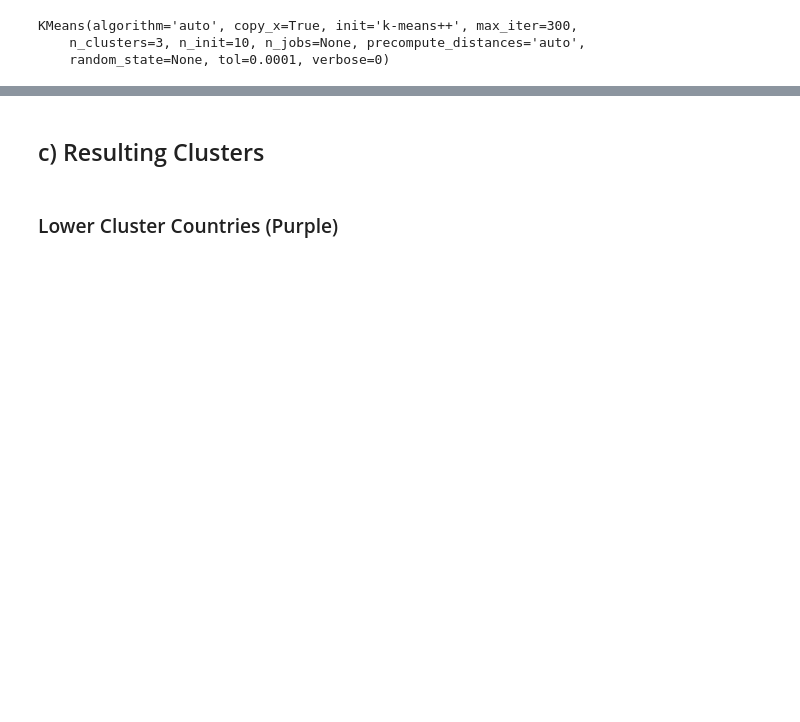
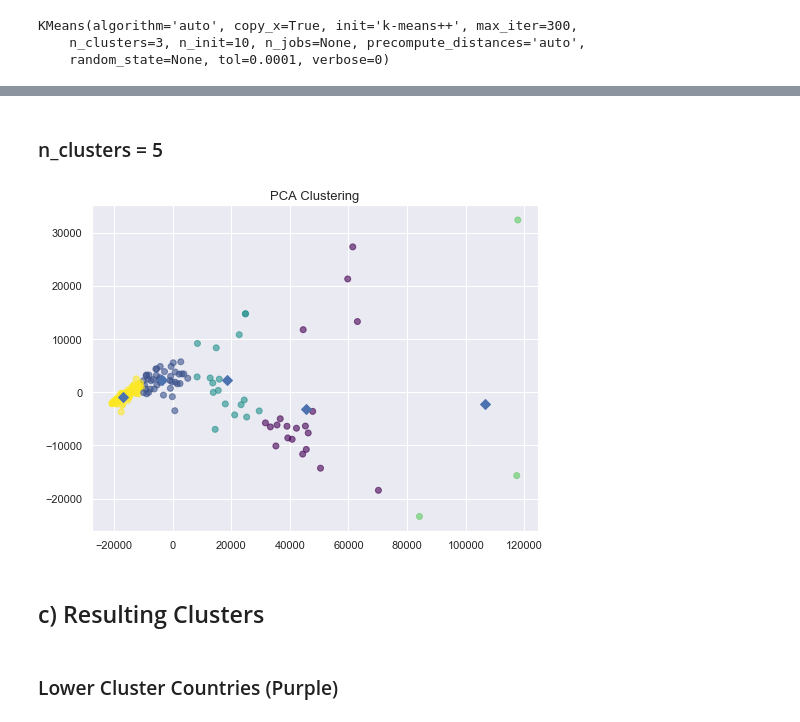
Before and after one commit to daikiminaki/Random_Data_Projects, a Jupyter notebook: nonprofit_country_clustering/country_data_clustering.ipynb, the cells around one changed output, grey strips where cells are left out. Cells and saved outputs as stored; diff of their text form; code cells hidden in the pictures; blank space fills up the shorter version.

Commit message:
update nonprofit ml clustering

```diff
--- a/nonprofit_country_clustering/country_data_clustering.ipynb
+++ b/nonprofit_country_clustering/country_data_clustering.ipynb
@@ -235,3 +234,36 @@ plt.show()
+# %% [markdown]
+### n_clusters = 5
+# %%
+# Create a KMeans model with 3 clusters: model
+model = KMeans(n_clusters=5)
+
+# Use fit_predict to fit model and obtain cluster labels: labels
+labels = model.fit_predict(pca_features)
+
+# Assign the columns of new_points: xs and ys
+xs = pca_features[:,0]
+ys = pca_features[:,1]
+
+# Make a scatter plot of xs and ys, using labels to define the colors
+plt.figure(figsize=(8,6))
+plt.scatter(xs,ys, c=labels, alpha=0.6, cmap='viridis')
+
+# Assign the cluster centers: centroids
+centroids = model.cluster_centers_
+
+# Assign the columns of centroids: centroids_x, centroids_y
+centroids_x = centroids[:,0]
+centroids_y = centroids[:,1]
+
+# Make a scatter plot of centroids_x and centroids_y
+plt.scatter(centroids_x, centroids_y, marker='D', s=50)
+plt.title('PCA Clustering', size=13)
+plt.savefig('pca_k_means_5')
+plt.show()
+# %% [output]
+[figure, added]
+# %% [markdown]
+## c) Resulting Clusters
 # %%
 # Create a KMeans model with 3 clusters: model
 model = KMeans(n_clusters=3)
@@ -241,6 +273,4 @@ labels = model.fit_predict(pca_features)
 
 # Create a DataFrame with labels and varieties as columns: df
 df_kmeans = pd.DataFrame({'labels': labels, 'varieties': countries})
-# %% [markdown]
-## c) Resulting Clusters
 # %%
```
Also changed, not shown: parts of 5 cells of this notebook.
